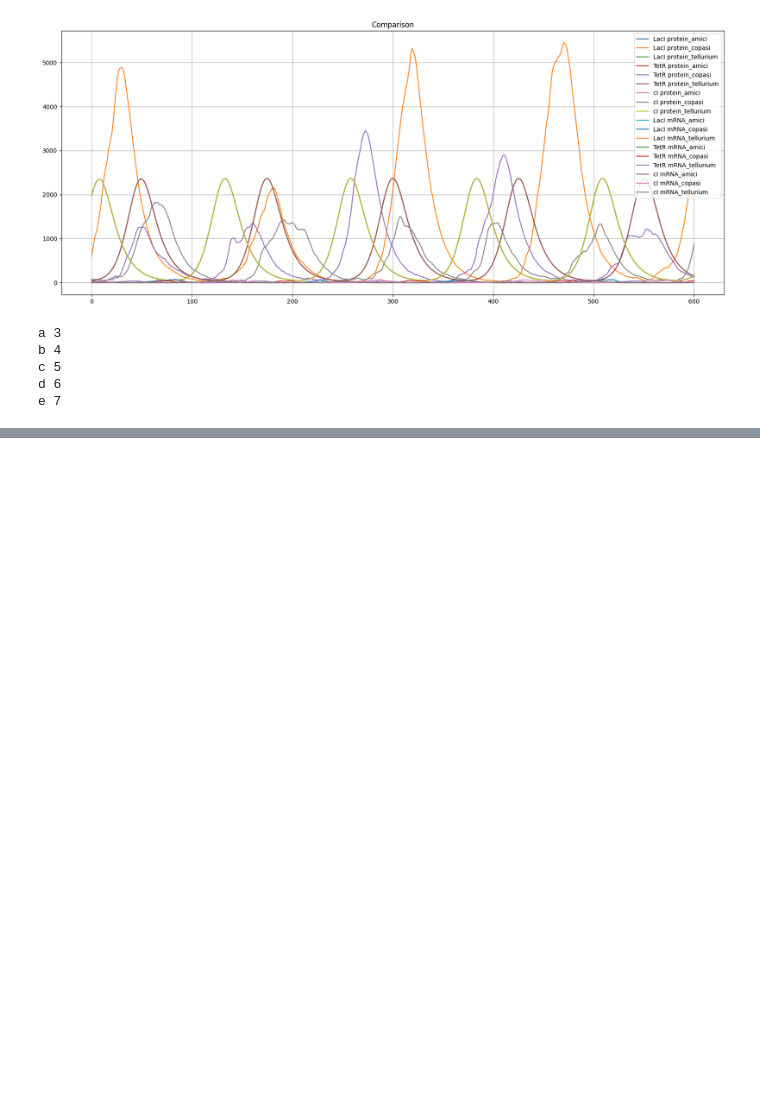
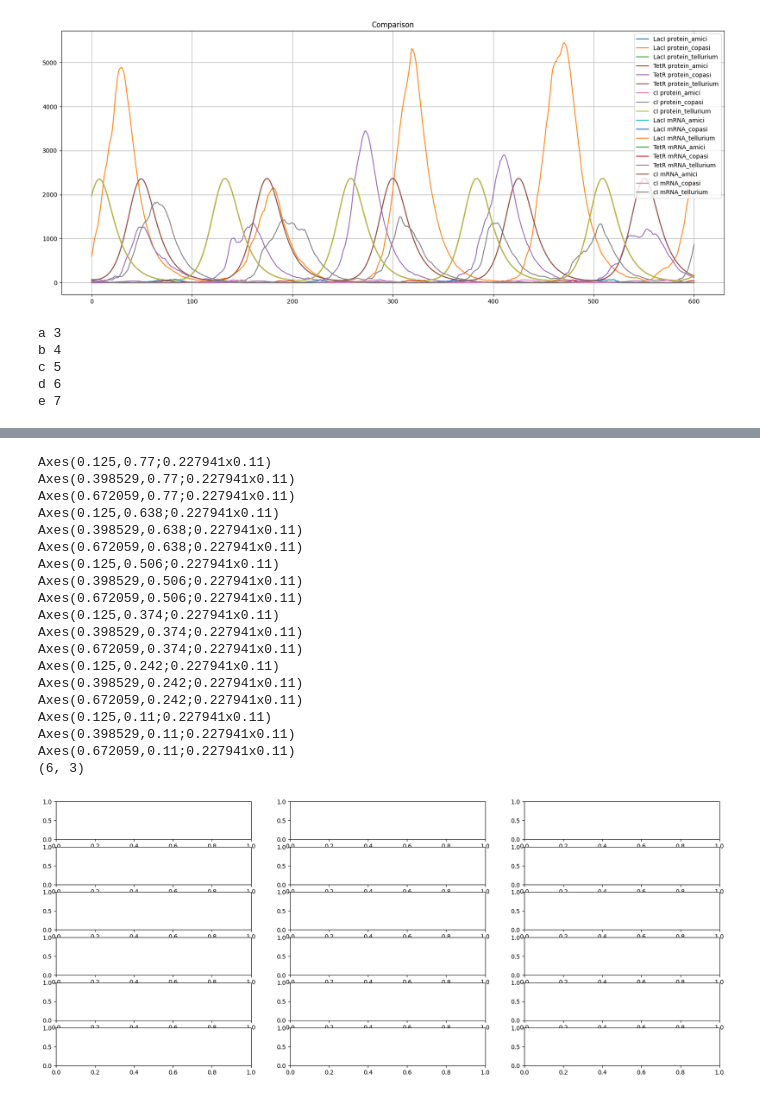
Before and after one commit to biosimulators/bio-check, a Jupyter notebook: demos/bio_check_demo.ipynb, the cells around one changed output, grey strips where cells are left out. Cells and saved outputs as stored; diff of their text form; code cells hidden in the pictures; blank space fills up the shorter version.

```diff
--- a/demos/bio_check_demo.ipynb
+++ b/demos/bio_check_demo.ipynb
@@ -223,0 +232,33 @@ e 7
+# %%
+species_data_content = test_data['content']['results']['results']
+species_names = list(species_data_content.keys())
+
+sims = ['amici', 'copasi', 'tellurium']
+
+fig, axes = plt.subplots(nrows=len(species_names), ncols=len(sims), figsize=(20, 8))
+
+for i, species_name in enumerate(species_names):
+    for j, sim in enumerate(sims):
+        print(axes[i][j])
+print(axes.shape)
+# %% [output]
+Axes(0.125,0.77;0.227941x0.11)
+Axes(0.398529,0.77;0.227941x0.11)
+Axes(0.672059,0.77;0.227941x0.11)
+Axes(0.125,0.638;0.227941x0.11)
+Axes(0.398529,0.638;0.227941x0.11)
+Axes(0.672059,0.638;0.227941x0.11)
+Axes(0.125,0.506;0.227941x0.11)
+Axes(0.398529,0.506;0.227941x0.11)
+Axes(0.672059,0.506;0.227941x0.11)
+Axes(0.125,0.374;0.227941x0.11)
+Axes(0.398529,0.374;0.227941x0.11)
+Axes(0.672059,0.374;0.227941x0.11)
+Axes(0.125,0.242;0.227941x0.11)
+Axes(0.398529,0.242;0.227941x0.11)
+Axes(0.672059,0.242;0.227941x0.11)
+Axes(0.125,0.11;0.227941x0.11)
+Axes(0.398529,0.11;0.227941x0.11)
+Axes(0.672059,0.11;0.227941x0.11)
+(6, 3)
+[figure, added]
```
Also changed, not shown: parts of 7 cells of this notebook, 2 other files.
